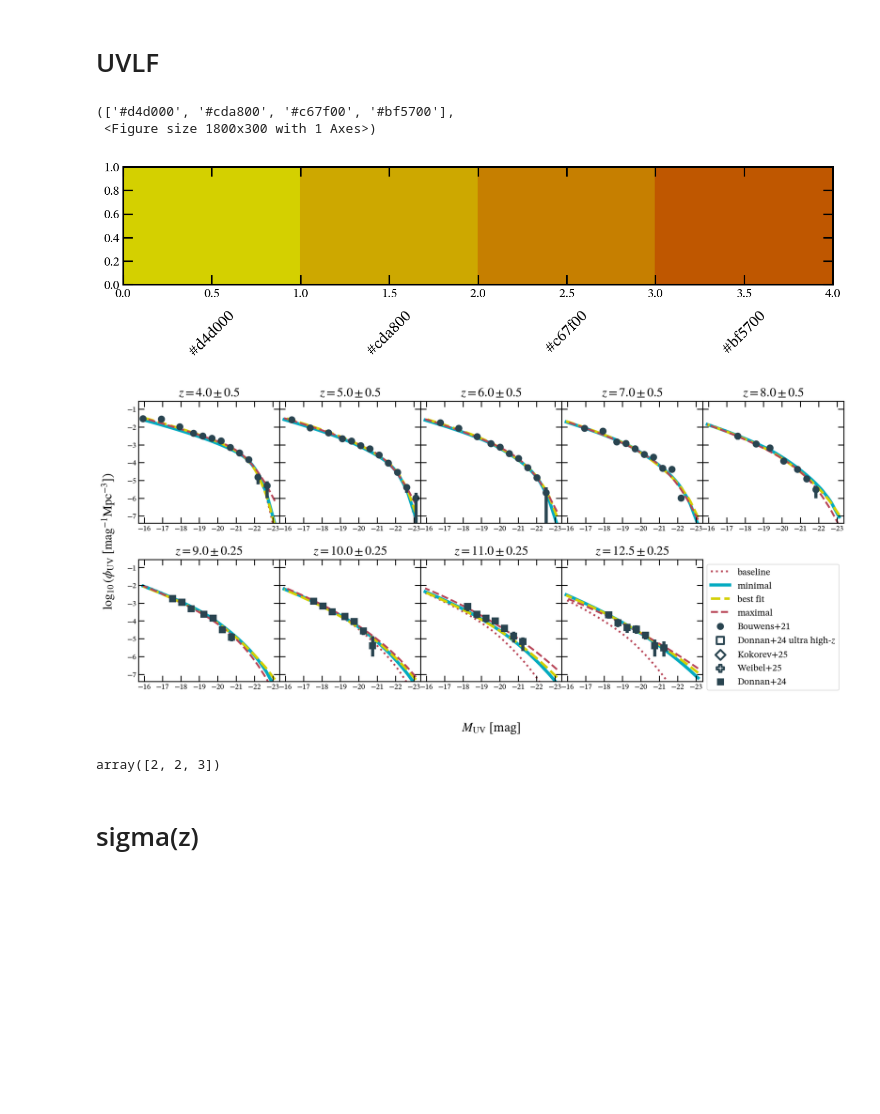
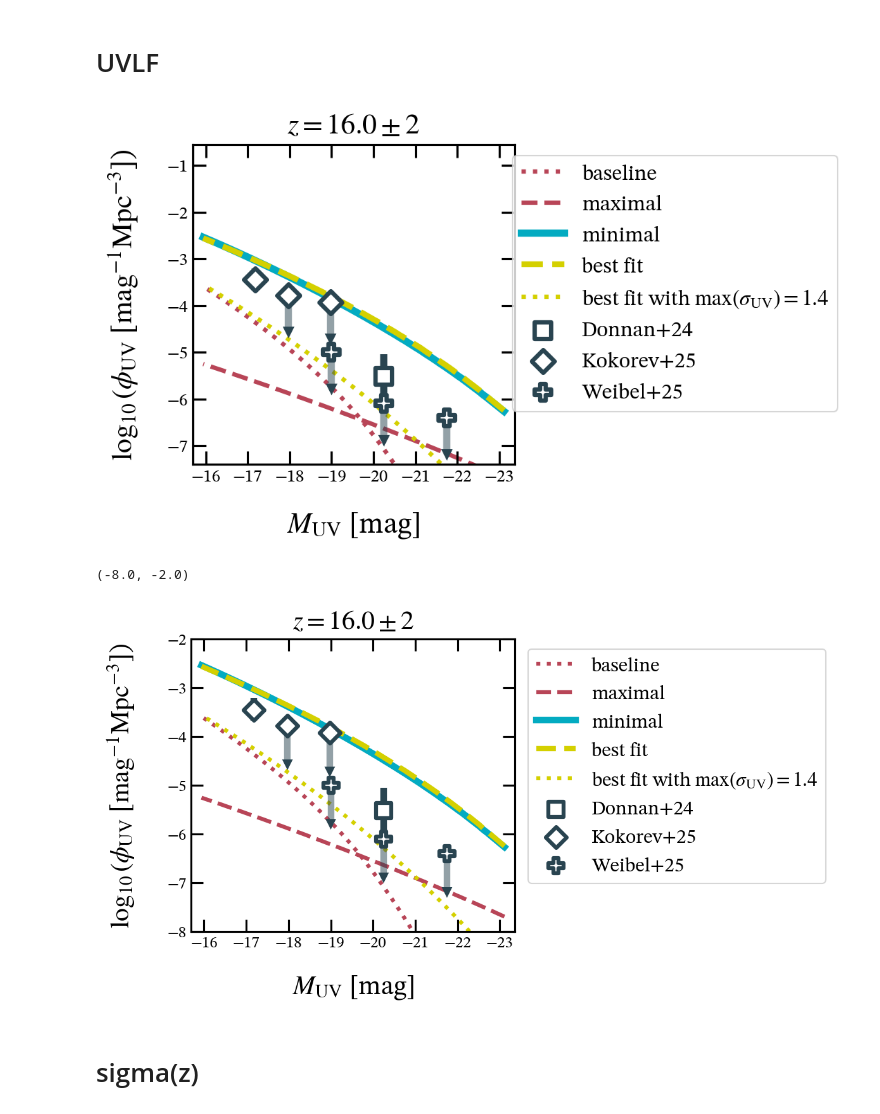
Before and after one commit to ebregou/modeling_stochasticity, a Jupyter notebook: notebooks/make_polished_plots/paper.ipynb, the cells around one changed output. Cells and saved outputs as stored; diff of their text form; code cells hidden in the pictures; blank space fills up the shorter version.

Commit message:
paper figures

```diff
--- a/notebooks/make_polished_plots/paper.ipynb
+++ b/notebooks/make_polished_plots/paper.ipynb
@@ -96,8 +110,8 @@ corner.savefig('/Users/eb35267/Desktop/figures/paper/corner.png', dpi = 300)
 # %%
 def evolving_UVLF_fit(my_UVLF, backend_file = None, z_plot = None, z_errs = None, plot_from_chain = True, nsamples = 100,
 
-                      comparison_fits = [], comparison_labels = [],
-                      ncols = 3, burn_in = None, show_chi2 = True, data_fmt = None, fit_colors = None, MUV_dat = None, ylims = None, max_sigs = None):
+                      comparison_fits = {},
+                      ncols = 3, burn_in = None, show_chi2 = True, data_fmt = None, MUV_dat = None, ylims = None):
 
     data_z = [dat[0] for dat in my_UVLF.data] # Get the redshifts that correspond to the input data
 
@@ -116,18 +130,11 @@ def evolving_UVLF_fit(my_UVLF, backend_file = None, z_plot = None, z_errs = None
         idxs = np.concatenate([np.where(np.abs(data_z - z) < z_err)[0] for z, z_err in zip(z_plot, z_errs)])
         dat = [my_UVLF.data[i] for i in idxs]
 
-
-    if len(comparison_fits) > 0:
-        assert len(comparison_labels) > 0, 'If specifying comparison fits you must also give their labels'
-
     # Figure out how many subplots to make
     nz = len(z_plot)
     fig = plt.figure()
     gs = GridSpec(math.ceil((nz+1)/ncols), ncols, figure=fig)
     plt.subplots_adjust(wspace = 0, hspace = 0.3)
-
-    if max_sigs is None:
-        max_sigs = np.full(len(comparison_fits), None)
 
 
     # Get samples & best fit
@@ -135,7 +142,7 @@ def evolving_UVLF_fit(my_UVLF, backend_file = None, z_plot = None, z_errs = None
         samples, best_fit, _, _= my_UVLF.get_fit(backend_file = backend_file, exclude_unfit = True, burn_in = burn_in)
         print(best_fit)
 
-    chi2_comparison = [-2*my_UVLF.log_like(fit, dat) for fit in comparison_fits]
+    chi2_comparison = [-2*my_UVLF.log_like(fit, dat) for fit in comparison_fits['fits']]
 
     # Set the same y limits for all the plots
     # Flatten all ydat values from sorted_data
@@ -157,8 +164,6 @@ def evolving_UVLF_fit(my_UVLF, backend_file = None, z_plot = None, z_errs = None
     # Plotting details
     if data_fmt is None:
         data_fmt = ['o', 's', 's', 'D', 'P']
-    if fit_colors is None:
-        fit_colors = [eplots.turquoise, eplots.yellow, eplots.orange, eplots.green]
 
     axs = []
     for i, (z, z_err) in enumerate(zip(z_plot, z_errs)):
@@ -185,8 +190,11 @@ def evolving_UVLF_fit(my_UVLF, backend_file = None, z_plot = None, z_errs = None
             ax.plot([0], [0], color = red, alpha = 0.1, label = f'{nsamples} samples from chain', linestyle = '-', lw = 5) # Create the label for the samples
 
         # Plot comparison fits
-        for fit, chi2_fit, max_sig, label, color, ls, lw in zip(comparison_fits, chi2_comparison, max_sigs, comparison_labels, fit_colors,
-                                        ['dotted', 'solid', 'dashed', 'dashed', 'dashdot'], [3, 5, 4, 3]):
+        for fit, chi2_fit, max_sig, label, color, ls, lw, zorder in zip(comparison_fits['fits'], chi2_comparison,
+                                                                        comparison_fits['max_sigs'],
+                                                                comparison_fits['labels'], comparison_fits['colors'],
+                                                                comparison_fits['linestyles'], comparison_fits['linewidths'],
+                                                                comparison_fits['zorder']):
             if show_chi2:
                 fit_label = fr'{label}, $\chi^2 = {chi2_fit:.0f}$'
             else:
@@ -241,20 +249,28 @@ baseline = [0.549, 0, -0.947, 0, 12.059, 0, -0.745, 0, 0.3, 0, 0, 0.3, 4.43, 1.9
 minimal = [0.583, 0,  -0.84, 0, 12.006, 0, -0.742, 0, 0.023, 0.274, 0, 0.3, 4.43, 1.99]
 best_fit = [0.534, 0,  -0.785, 0, 12.259, 0.09, -0.724, 0, 0.227, 0.298, 0, 0.3, 4.43, 1.99]
 maximal = [0.474, -0.008, -1.474, 0.465, 11.608, -0.069, -1.12, -0.094, 0.429, 0.358, -0.066, 0.724, 4.329, 1.771]
-# %%
-eplots.interpolate_colors([eplots.yellow, eplots.orange], 4)
-# %% [output]
-(['#d4d000', '#cda800', '#c67f00', '#bf5700'],
- <Figure size 1800x300 with 1 Axes>)
-[figure, removed]
 # %%
-zs = [4, 5, 6, 7, 8, 9, 10, 11, 12.5]
-z_errs = [0.5, 0.5, 0.5, 0.5,0.5, 0.25, 0.25, 0.25, 0.25]
-evolving_UVLF = evolving_UVLF_fit(my_UVLF, plot_from_chain = False, comparison_fits = [baseline, minimal, best_fit, maximal],
-                    comparison_labels = ['baseline', 'minimal', 'best fit', 'maximal'],
-                    ncols = 5,
-                fit_colors = [eplots.red, eplots.turquoise, eplots.yellow, eplots.red],
-                z_plot = zs, z_errs = z_errs, show_chi2 = False, max_sigs = None)
+zs = [16]
+z_errs = [2]
+
+comparison_fits = {'fits': [baseline, maximal, minimal, best_fit, best_fit],
+                   'labels': ['baseline', 'maximal', 'minimal', 'best fit', r'best fit with $\max(\sigma_{\rm{UV}}) = 1.4$'],
+                   'colors': [eplots.red, eplots.red, eplots.turquoise, eplots.yellow, eplots.yellow],
+                   'linestyles': ['dotted', 'dashed','solid', 'dashed', 'dotted'],
+                   'linewidths': [3, 3, 5, 4, 3],
+                   'max_sigs': [None, None, None, None, 1.4]}
+
+evolving_UVLF = evolving_UVLF_fit(my_UVLF, plot_from_chain = False, comparison_fits = comparison_fits, ncols = 5,
+                z_plot = zs, z_errs = z_errs, show_chi2 = False)
 # %% [output]
-[figure, old version]
+[figure, new version]
+# %%
+evolving_UVLF.set_size_inches(22, 4)
+evolving_UVLF.axes[0].set_ylim(-8, -2)
+# %% [output]
+(-8.0, -2.0)
+# %%
+evolving_UVLF
+# %% [output]
+[figure, added]
 # %%
@@ -264,7 +278,3 @@ test = np.array([1, 2, 3])
-# %%
-test.clip(min = 2, max = None)
-# %% [output]
-array([2, 2, 3])
 # %% [markdown]
 # sigma(z)
 # %%
```
Also changed, not shown: parts of 25 cells of this notebook, 3 other files.
